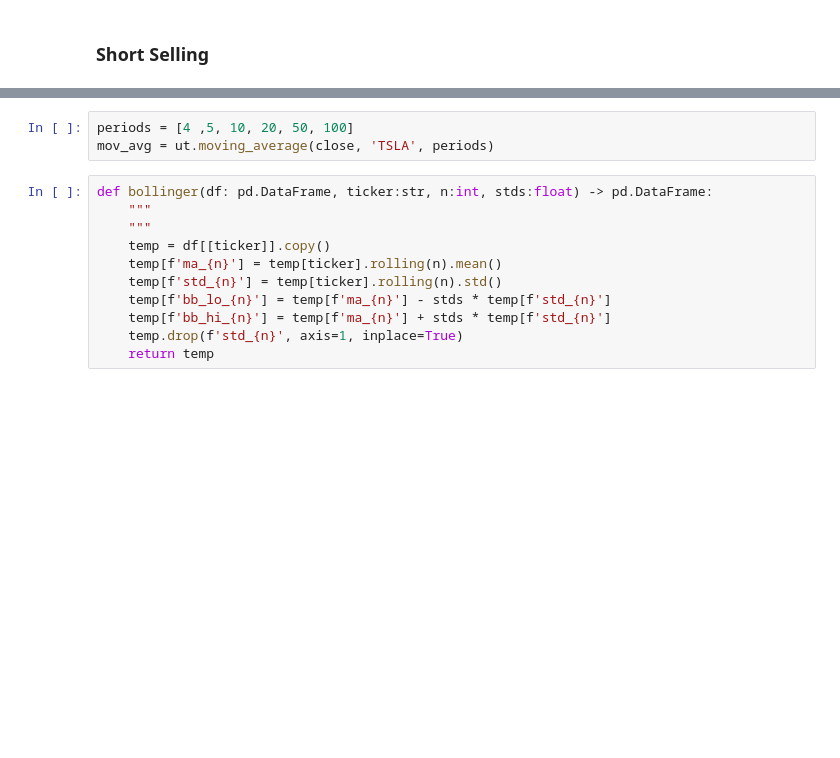
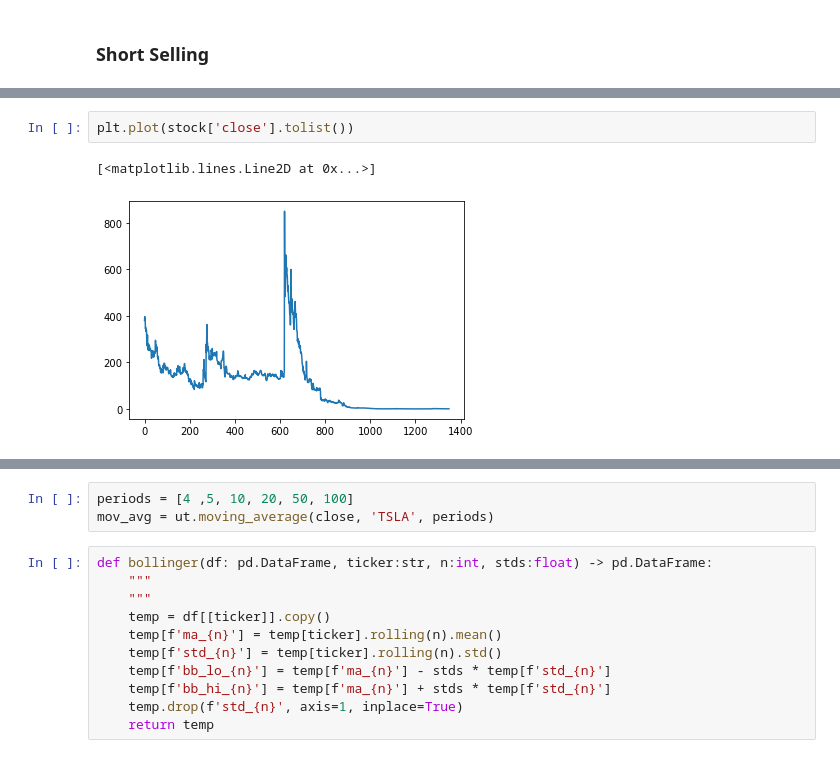
Before and after one commit to luisecastro/stock_ml, a Jupyter notebook: test_utils.ipynb, the cells around one changed output, grey strips where cells are left out. Cells and saved outputs as stored; diff of their text form; blank space fills up the shorter version.

```diff
--- a/test_utils.ipynb
+++ b/test_utils.ipynb
@@ -234,0 +313,5 @@ beta_f: 2.404
+# %%
+plt.plot(stock['close'].tolist())
+# %% [output]
+[<matplotlib.lines.Line2D at 0x...>]
+[figure, added]
```
Also changed, not shown: parts of 31 cells of this notebook.
